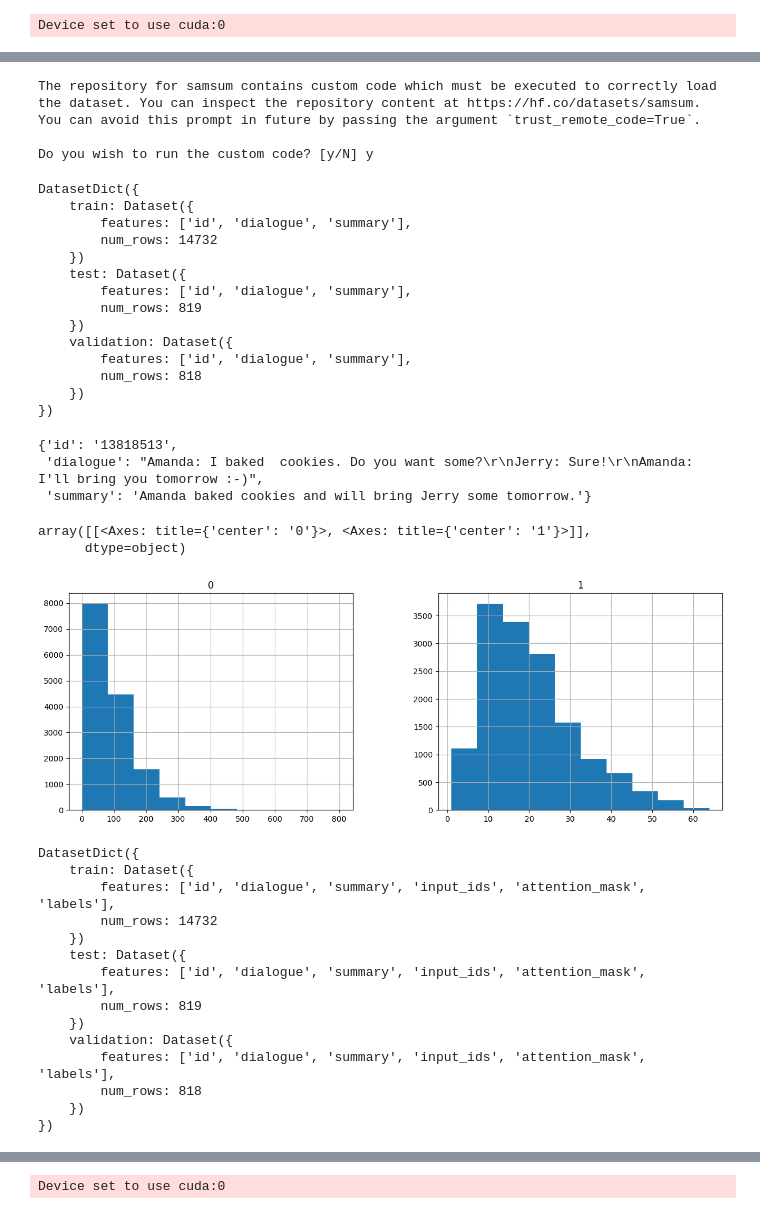
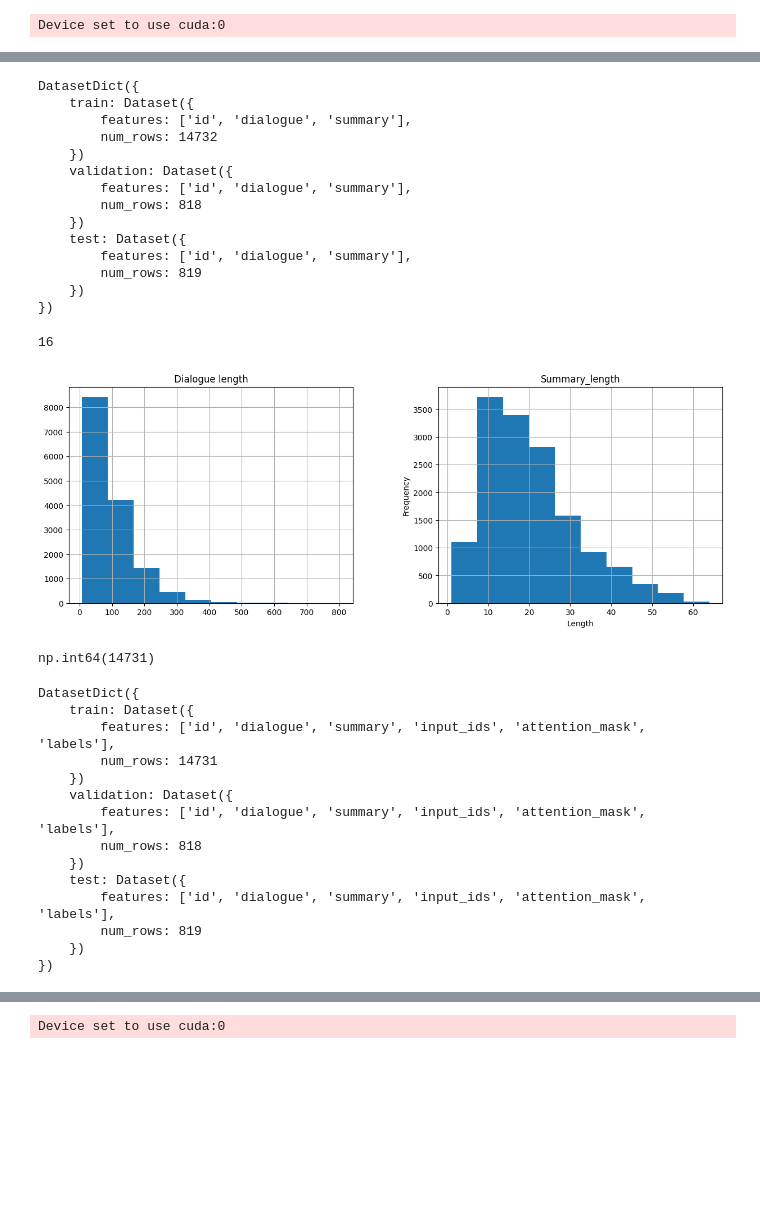
Before and after one commit to MohammadWaleed339/text-summarization, a Jupyter notebook: textsummarization.ipynb, the cells around one changed output, grey strips where cells are left out. Drawn from its saved outputs; the diff is of its cells as text; code cells hidden in the pictures; blank space fills up the shorter version.

```diff
--- a/textsummarization.ipynb
+++ b/textsummarization.ipynb
@@ -98,41 +185,45 @@ model =  AutoModelForSeq2SeqLM.from_pretrained(model_ckpt)
 # %%
-samsum = load_dataset('samsum')
+samsum = load_dataset("knkarthick/samsum")
 samsum
 # %% [output]
-The repository for samsum contains custom code which must be executed to correctly load the dataset. You can inspect the repository content at https://hf.co/datasets/samsum.
-You can avoid this prompt in future by passing the argument `trust_remote_code=True`.
-
-Do you wish to run the custom code? [y/N] y
+DatasetDict({
+    train: Dataset({
+        features: ['id', 'dialogue', 'summary'],
+        num_rows: 14732
+    })
+    validation: Dataset({
+        features: ['id', 'dialogue', 'summary'],
+        num_rows: 818
+    })
+    test: Dataset({
+        features: ['id', 'dialogue', 'summary'],
+        num_rows: 819
+    })
+})
-DatasetDict({
-    train: Dataset({
-        features: ['id', 'dialogue', 'summary'],
-        num_rows: 14732
-    })
-    test: Dataset({
-        features: ['id', 'dialogue', 'summary'],
-        num_rows: 819
-    })
-    validation: Dataset({
-        features: ['id', 'dialogue', 'summary'],
-        num_rows: 818
-    })
-})
-# %%
-samsum['train'][0]
-# %% [output]
-{'id': '13818513',
- 'dialogue': "Amanda: I baked  cookies. Do you want some?\r\nJerry: Sure!\r\nAmanda: I'll bring you tomorrow :-)",
- 'summary': 'Amanda baked cookies and will bring Jerry some tomorrow.'}
+# %%
+def is_valid(example):
+    return isinstance(example['dialogue'], str) and isinstance(example['summary'], str)
+
+samsum = samsum.filter(is_valid)
+# %%
+len(samsum['train'][0]['dialogue'].split())
+# %% [output]
+16
 # %%
 dialogue_len = [len(x['dialogue'].split()) for x in samsum['train']]
 summary_len = [len(x['summary'].split()) for x in samsum['train']]
 # %%
 import pandas as pd
+import matplotlib.pyplot as plt
+
 data = pd.DataFrame([dialogue_len, summary_len]).T
-data.colums = ['Dialogue length', 'Summary_length']
+data.columns = ['Dialogue length', 'Summary_length']
 data.hist(figsize = (15,5))
+plt.xlabel('Length')
+plt.ylabel('Frequency')
+plt.show()
+data['Dialogue length'].count()
 # %% [output]
+[figure, new version]
-array([[<Axes: title={'center': '0'}>, <Axes: title={'center': '1'}>]],
-      dtype=object)
+np.int64(14731)
-[figure, old version]
 # %%
@@ -158,14 +250,14 @@ samsum_pt
 DatasetDict({
     train: Dataset({
         features: ['id', 'dialogue', 'summary', 'input_ids', 'attention_mask', 'labels'],
-        num_rows: 14732
+        num_rows: 14731
+    })
+    validation: Dataset({
+        features: ['id', 'dialogue', 'summary', 'input_ids', 'attention_mask', 'labels'],
+        num_rows: 818
     })
     test: Dataset({
         features: ['id', 'dialogue', 'summary', 'input_ids', 'attention_mask', 'labels'],
         num_rows: 819
     })
-    validation: Dataset({
-        features: ['id', 'dialogue', 'summary', 'input_ids', 'attention_mask', 'labels'],
-        num_rows: 818
-    })
 })
```
Also changed, not shown: parts of 30 cells of this notebook.
